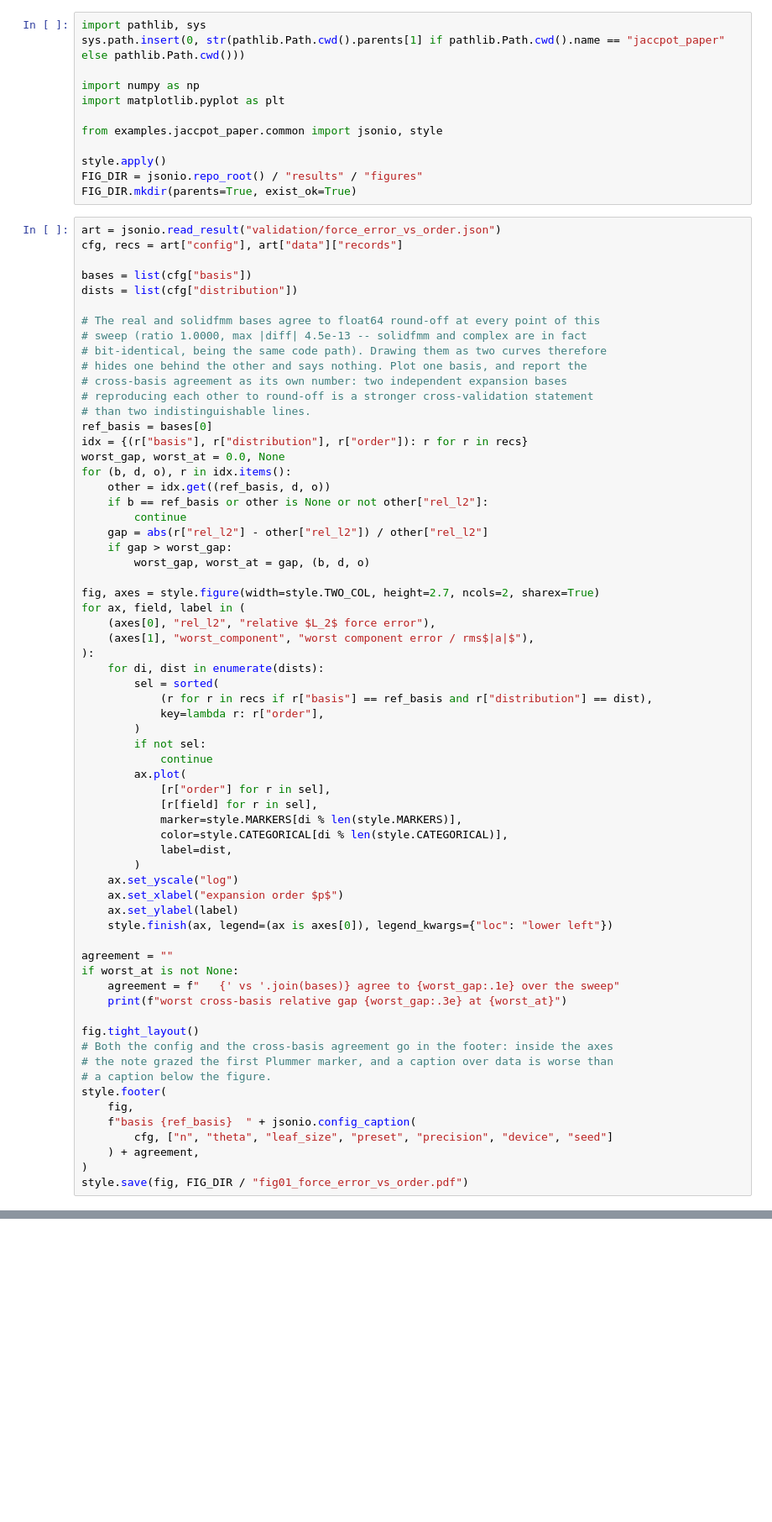
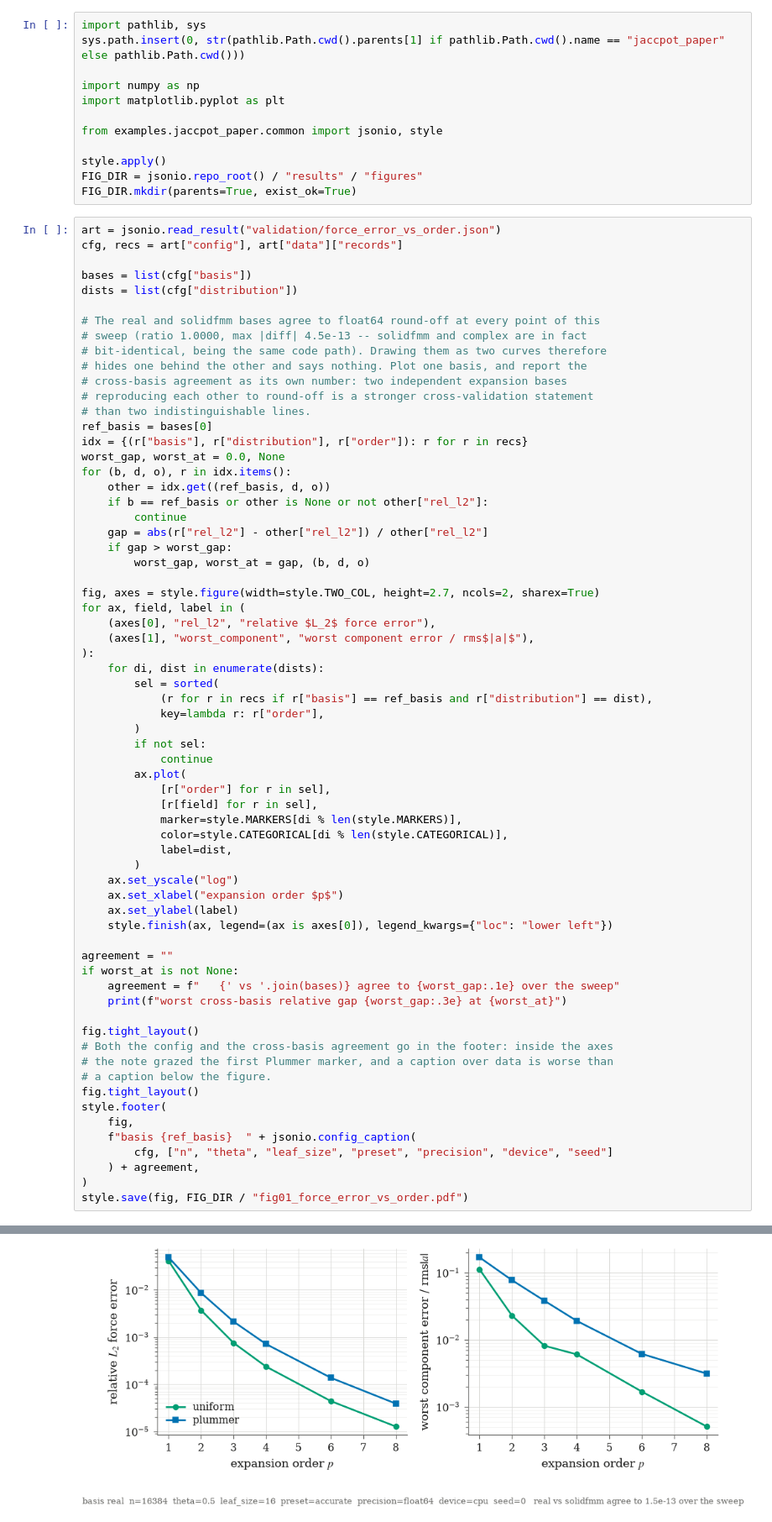
Before and after one commit to TobiBu/jaccpot, a Jupyter notebook: examples/jaccpot_paper/fig_01_force_error_vs_order.ipynb, the cells around one changed output, grey strips where cells are left out. Shown at 84% size. Drawn from its saved outputs; the diff is of its cells as text; blank space fills up the shorter version.

```diff
--- a/examples/jaccpot_paper/fig_01_force_error_vs_order.ipynb
+++ b/examples/jaccpot_paper/fig_01_force_error_vs_order.ipynb
@@ -72,6 +72,7 @@ fig.tight_layout()
 # Both the config and the cross-basis agreement go in the footer: inside the axes
 # the note grazed the first Plummer marker, and a caption over data is worse than
 # a caption below the figure.
+fig.tight_layout()
 style.footer(
     fig,
     f"basis {ref_basis}  " + jsonio.config_caption(
@@ -79,3 +80,4 @@ style.footer(
     ) + agreement,
 )
 style.save(fig, FIG_DIR / "fig01_force_error_vs_order.pdf")
+# %% [output]
@@ -82,3 +87,4 @@ style.save(fig, FIG_DIR / "fig01_force_error_vs_order.pdf")
+[figure, added]
 # %% [markdown]
 ## Caption
 
```
Also changed, not shown: parts of 1 cell of this notebook, 12 other files.
